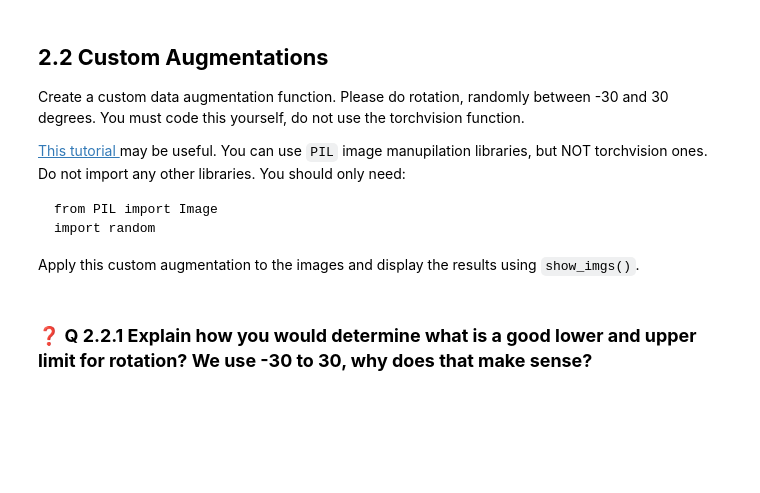
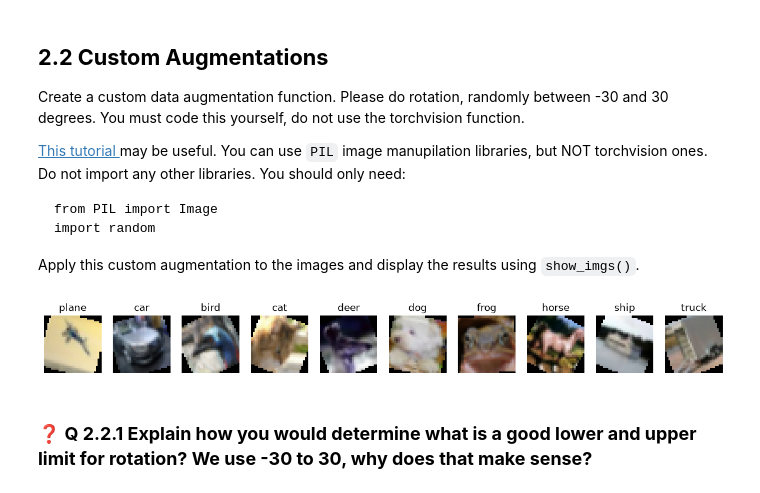
Before and after one commit to avantikavarma/EEC-174-Lab-3, a Jupyter notebook: Phase_2.ipynb, the cells around one changed output. Cells and saved outputs as stored; diff of their text form; code cells hidden in the pictures; blank space fills up the shorter version.

```diff
--- a/Phase_2.ipynb
+++ b/Phase_2.ipynb
@@ -183,17 +179,29 @@ Apply this custom augmentation to the images and display the results using `show
 # %%
 from PIL import Image
 import random
 
 class RandomRotate:
-    ''' TODO '''
+    def __init__(self, low=-30, high=30):
+        self.low = low
+        self.high = high
+
+    def __call__(self, img):
+        # img is a PIL image here, because the dataset applies this before ToTensor
+        angle = random.uniform(self.low, self.high)
+        return img.rotate(angle, resample=Image.BILINEAR)
 
 # Apply Transform
-rotate_transform = ''' TODO '''
+rotate_transform = transforms.Compose([
+    RandomRotate(-30, 30),
+    transforms.ToTensor(),
+    norm])
 
-train_loader_rotate = ''' TODO '''
+train_loader_rotate = make_loader(rotate_transform)
 
 # Display images with the custom augmentation
 show_imgs(train_loader_rotate, classes)
+# %% [output]
+[figure, added]
 # %% [markdown]
 ### ❓ **Q 2.2.1 Explain how you would determine what is a good lower and upper limit for rotation? We use -30 to 30, why does that make sense?**
 # %% [markdown]
```
Also changed, not shown: parts of 17 cells of this notebook.
